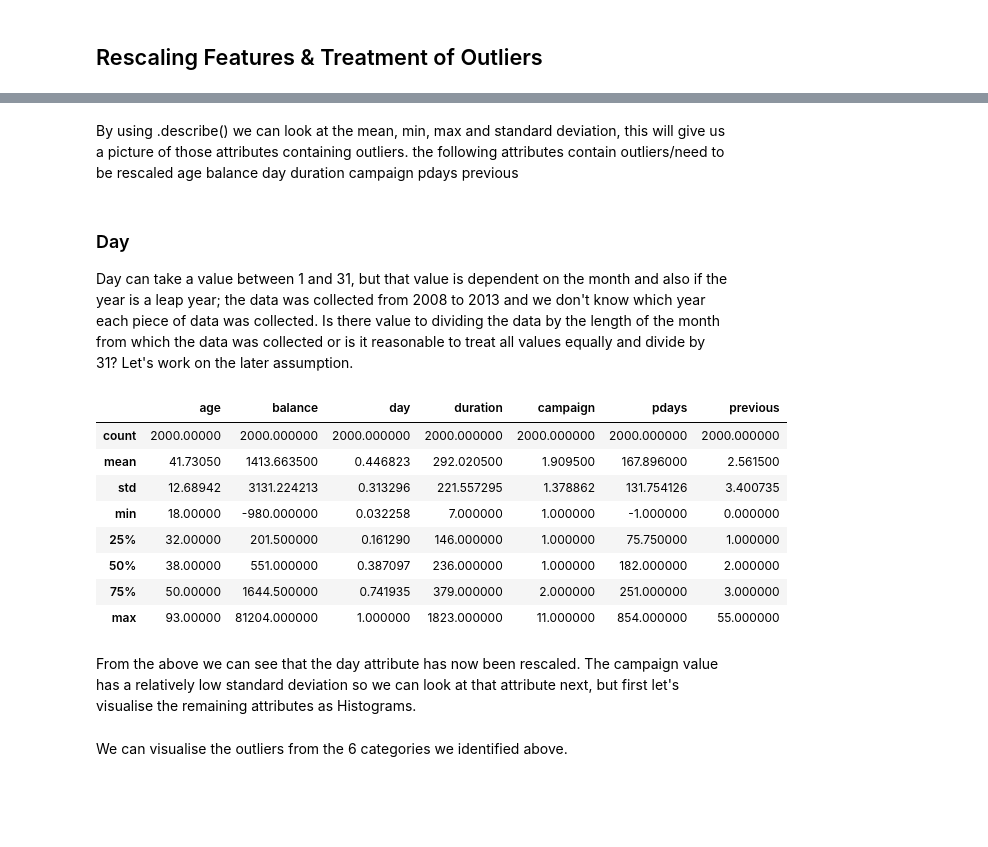
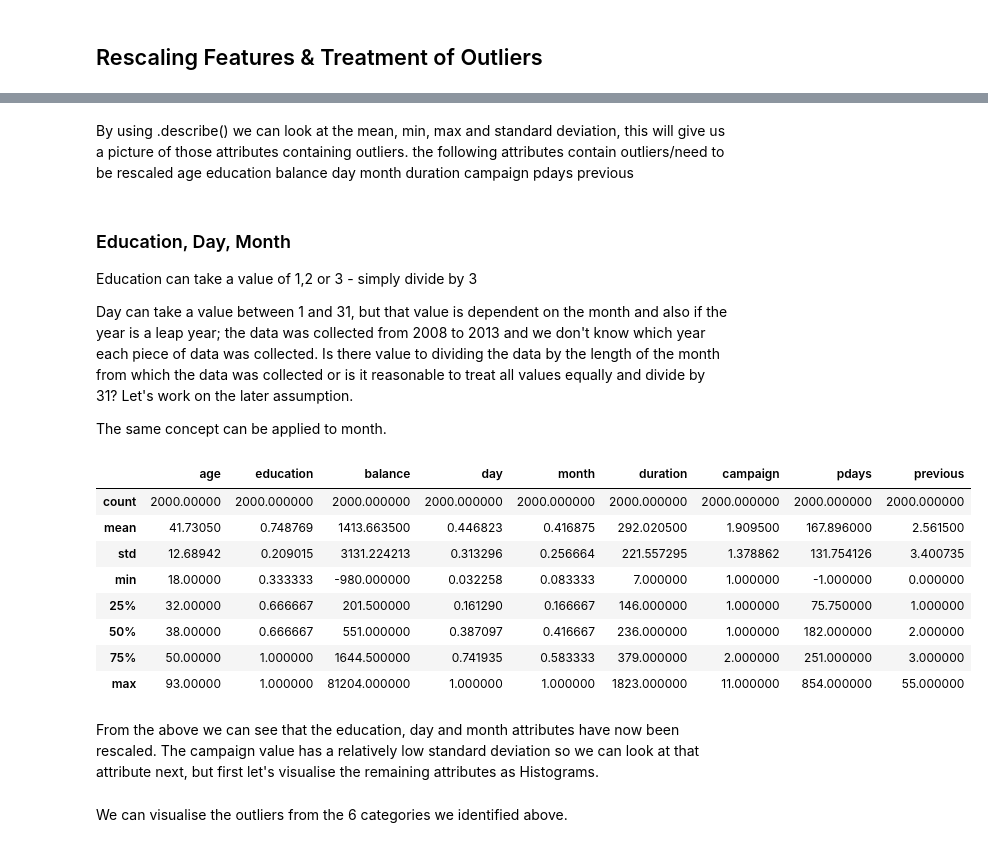
Before and after one commit to darren-king/Data_Preparation, a Jupyter notebook: etivity2.ipynb, the cells around one changed output, grey strips where cells are left out. Drawn from its saved outputs; the diff is of its cells as text; code cells hidden in the pictures; blank space fills up the shorter version.

```diff
--- a/etivity2.ipynb
+++ b/etivity2.ipynb
@@ -309,0 +308,10 @@ As can be seen, there are no missing values left that have to be dealt with.
+# %%
+# Now to deal with education
+# We can use the scikit-learn SimpleImputer API
+
+imr = SimpleImputer(missing_values=np.nan, strategy='mean')
+imr.fit(df[['education']].values)
+df['education'] = imr.transform(df[['education']].values)
+
+
+df.isna().sum()
@@ -326,31 +352,42 @@ df.describe()
 # %% [markdown]
 By using .describe() we can look at the mean, min, max and standard deviation, this will give us a picture of those attributes containing outliers. the following attributes contain outliers/need to be rescaled
 age
+education
 balance
 day
+month
 duration
 campaign
 pdays
 previous
 # %% [markdown]
-### Day
+### Education, Day, Month
+
+Education can take a value of 1,2 or 3 - simply divide by 3
+
 Day can take a value between 1 and 31, but that value is dependent on the month and also if the year is a leap year; the data was collected from 2008 to 2013 and we don't know which year each piece of data was collected. Is there value to dividing the data by the length of the month from which the data was collected or is it reasonable to treat all values equally and divide by 31? Let's work on the later assumption.
+
+The same concept can be applied to month.
+# %%
+df['education'] = df['education']/3
 # %%
 df['day'] = df['day']/31
+# %%
+df['month'] = df['month']/12
 # %%
-df[['age', 'balance', 'day', 'duration', 'campaign', 'pdays', 'previous']].describe()
+df[['age', 'education', 'balance', 'day', 'month', 'duration', 'campaign', 'pdays', 'previous']].describe()
 # %% [output]
-|  | age | balance | day | duration | campaign | pdays | previous |
-| count | 2000.00000 | 2000.000000 | 2000.000000 | 2000.000000 | 2000.000000 | 2000.000000 | 2000.000000 |
-| mean | 41.73050 | 1413.663500 | 0.446823 | 292.020500 | 1.909500 | 167.896000 | 2.561500 |
-| std | 12.68942 | 3131.224213 | 0.313296 | 221.557295 | 1.378862 | 131.754126 | 3.400735 |
-| min | 18.00000 | -980.000000 | 0.032258 | 7.000000 | 1.000000 | -1.000000 | 0.000000 |
-| 25% | 32.00000 | 201.500000 | 0.161290 | 146.000000 | 1.000000 | 75.750000 | 1.000000 |
-| 50% | 38.00000 | 551.000000 | 0.387097 | 236.000000 | 1.000000 | 182.000000 | 2.000000 |
-| 75% | 50.00000 | 1644.500000 | 0.741935 | 379.000000 | 2.000000 | 251.000000 | 3.000000 |
-| max | 93.00000 | 81204.000000 | 1.000000 | 1823.000000 | 11.000000 | 854.000000 | 55.000000 |
+|  | age | education | balance | day | month | duration | campaign | pdays | previous |
+| count | 2000.00000 | 2000.000000 | 2000.000000 | 2000.000000 | 2000.000000 | 2000.000000 | 2000.000000 | 2000.000000 | 2000.000000 |
+| mean | 41.73050 | 0.748769 | 1413.663500 | 0.446823 | 0.416875 | 292.020500 | 1.909500 | 167.896000 | 2.561500 |
+| std | 12.68942 | 0.209015 | 3131.224213 | 0.313296 | 0.256664 | 221.557295 | 1.378862 | 131.754126 | 3.400735 |
+| min | 18.00000 | 0.333333 | -980.000000 | 0.032258 | 0.083333 | 7.000000 | 1.000000 | -1.000000 | 0.000000 |
+| 25% | 32.00000 | 0.666667 | 201.500000 | 0.161290 | 0.166667 | 146.000000 | 1.000000 | 75.750000 | 1.000000 |
+| 50% | 38.00000 | 0.666667 | 551.000000 | 0.387097 | 0.416667 | 236.000000 | 1.000000 | 182.000000 | 2.000000 |
+| 75% | 50.00000 | 1.000000 | 1644.500000 | 0.741935 | 0.583333 | 379.000000 | 2.000000 | 251.000000 | 3.000000 |
+| max | 93.00000 | 1.000000 | 81204.000000 | 1.000000 | 1.000000 | 1823.000000 | 11.000000 | 854.000000 | 55.000000 |
 # %% [markdown]
-From the above we can see that the day attribute has now been rescaled. The campaign value has a relatively low standard deviation so we can look at that attribute next, but first let's visualise the remaining attributes as Histograms.
+From the above we can see that the education, day and month attributes have now been rescaled. The campaign value has a relatively low standard deviation so we can look at that attribute next, but first let's visualise the remaining attributes as Histograms.
 # %% [markdown]
 We can visualise the outliers from the 6 categories we identified above.
 # %%
```
Also changed, not shown: parts of 17 cells of this notebook.
